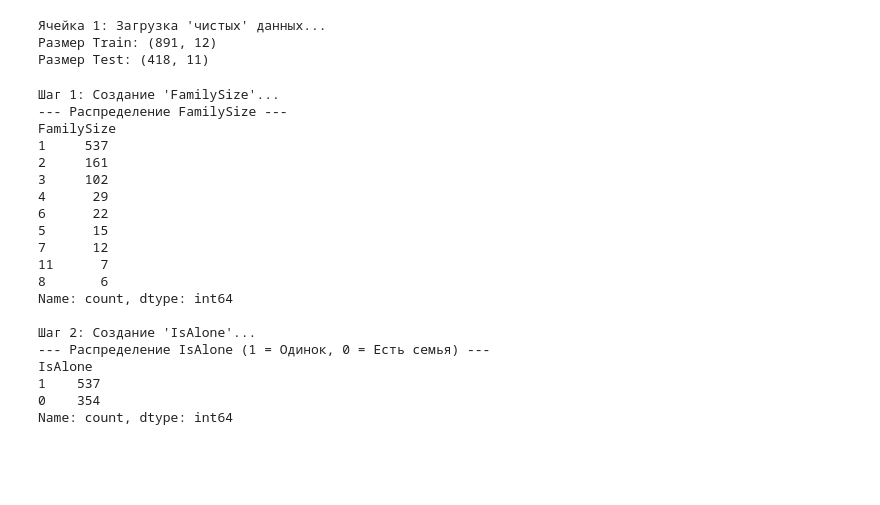
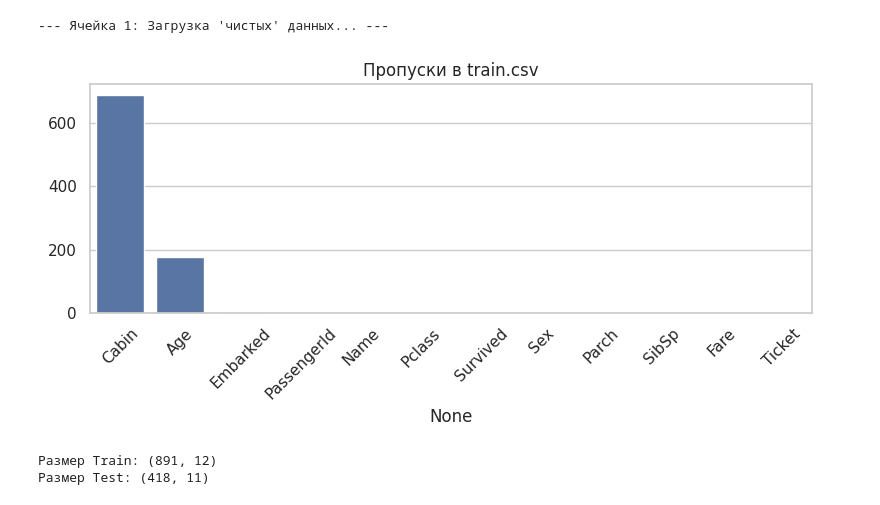
Before and after one commit to jkisselj/Kaggle_Titanic, a Jupyter notebook: notebook/main.ipynb, the cells around one changed output. Cells and saved outputs as stored; diff of their text form; code cells hidden in the pictures; blank space fills up the shorter version.

```diff
--- a/notebook/main.ipynb
+++ b/notebook/main.ipynb
@@ -1,68 +1,35 @@
 # %%
+
 import pandas as pd
 import numpy as np
-import re
 import matplotlib.pyplot as plt
 import seaborn as sns
 
-# -- 1. ЗАГРУЗКА ДАННЫХ --
-print("Ячейка 1: Загрузка 'чистых' данных...")
+sns.set(style="whitegrid")
+
+from sklearn.ensemble import RandomForestClassifier
+from sklearn.preprocessing import StandardScaler
+
+print("--- Ячейка 1: Загрузка 'чистых' данных... ---")
 train_df = pd.read_csv('../data/train.csv')
 test_df = pd.read_csv('../data/test.csv')
 
-# Сохраняем PassengerId для файла отправки
+# визуализация пропусков в train
+missing = train_df.isna().sum().sort_values(ascending=False)
+plt.figure(figsize=(8,4))
+sns.barplot(x=missing.index, y=missing.values)
+plt.xticks(rotation=45)
+plt.title("Пропуски в train.csv")
+plt.tight_layout()
+plt.show()
+
+
 test_passenger_ids = test_df['PassengerId']
 
-# ВАЖНО: Мы НЕ объединяем их здесь.
-# Мы будем обрабатывать train и test отдельно, но ОДИНАКОВО.
 print(f"Размер Train: {train_df.shape}")
 print(f"Размер Test: {test_df.shape}")
 # %% [output]
-Ячейка 1: Загрузка 'чистых' данных...
-Размер Train: (891, 12)
-Размер Test: (418, 11)
+--- Ячейка 1: Загрузка 'чистых' данных... ---
+[figure, added]
+Размер Train: (891, 12)
+Размер Test: (418, 11)
-# %%
-# --- ГИПОТЕЗА 2: Фича "FamilySize" (Размер Семьи) ---
-print("Шаг 1: Создание 'FamilySize'...")
-
-# Мы просто складываем колонки, как обычные числа
-train_df['FamilySize'] = train_df['SibSp'] + train_df['Parch'] + 1
-test_df['FamilySize'] = test_df['SibSp'] + test_df['Parch'] + 1
-
-# --- Проверяем, что получилось ---
-print("--- Распределение FamilySize ---")
-print(train_df['FamilySize'].value_counts())
-
-# --- ГИПОТЕЗА 3: Фича "IsAlone" (Одиночка) ---
-print("\nШаг 2: Создание 'IsAlone'...")
-
-# "Рецепт" в 1 строку:
-# 1. (train_df['FamilySize'] == 1) - эта часть создает колонку из True/False
-# 2. .astype(int) - эта часть превращает True в 1 и False в 0
-train_df['IsAlone'] = (train_df['FamilySize'] == 1).astype(int)
-test_df['IsAlone'] = (test_df['FamilySize'] == 1).astype(int)
-
-# --- Проверяем, что получилось ---
-print("--- Распределение IsAlone (1 = Одинок, 0 = Есть семья) ---")
-print(train_df['IsAlone'].value_counts())
-# %% [output]
-Шаг 1: Создание 'FamilySize'...
---- Распределение FamilySize ---
-FamilySize
-1     537
-2     161
-3     102
-4      29
-6      22
-5      15
-7      12
-11      7
-8       6
-Name: count, dtype: int64
-
-Шаг 2: Создание 'IsAlone'...
---- Распределение IsAlone (1 = Одинок, 0 = Есть семья) ---
-IsAlone
-1    537
-0    354
-Name: count, dtype: int64
```
Also changed, not shown: parts of 4 cells of this notebook, 6 other files.
